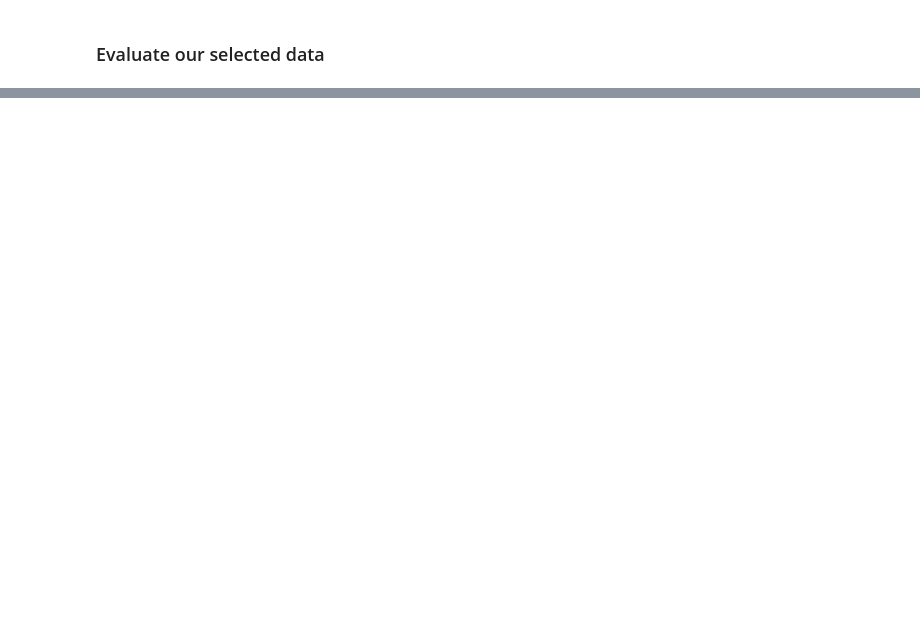
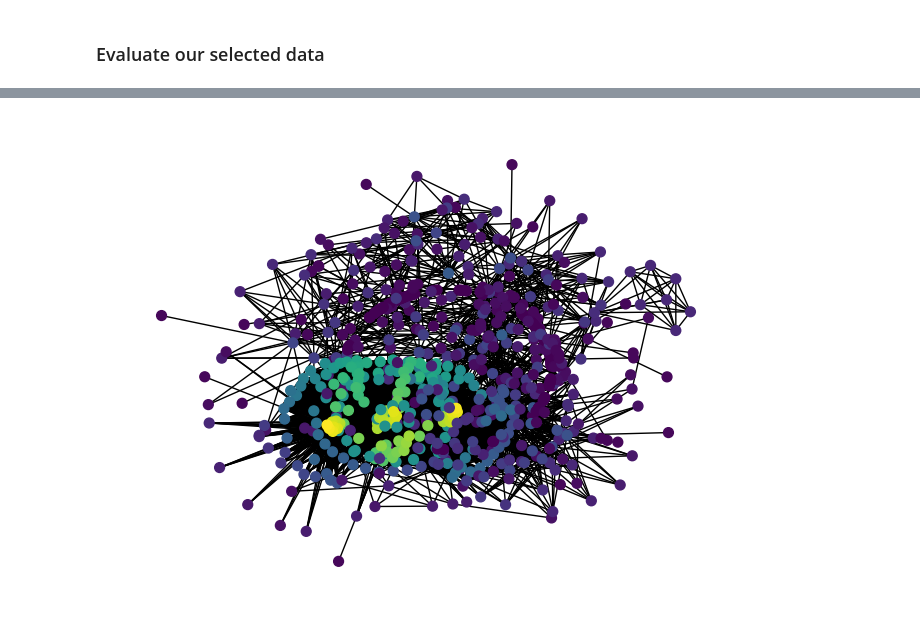
Before and after one commit to lukas-al/dissertation_rag, a Jupyter notebook: notebooks/evaluation.ipynb, the cells around one changed output, grey strips where cells are left out. Cells and saved outputs as stored; diff of their text form; code cells hidden in the pictures; blank space fills up the shorter version.

```diff
--- a/notebooks/evaluation.ipynb
+++ b/notebooks/evaluation.ipynb
@@ -108,22 +134,24 @@ nx.draw(graph, pos, node_size=100, node_color=colors)
 # %%
 # Step 1: Compute centrality measures
 centrality = nx.degree_centrality(graph)
 
 # Color the nodes along a gradient of centrality
 color_map = []
 for node in graph.nodes:
     color_map.append(centrality[node])
 
 # Step 2: Normalize the centrality values
 min_centrality = min(color_map)
 max_centrality = max(color_map)
 color_map = [(centrality - min_centrality) / (max_centrality - min_centrality) for centrality in color_map]
 
 # Step 3: Convert the color map to a list of RGB values using viridis colormap
 cmap = mpl.colormaps['viridis']
 color_map = [cmap(color) for color in color_map]
 
 # Step 4: Draw the graph with the color map
 pos = nx.kamada_kawai_layout(graph)
-nx.draw(graph, pos, node_size=100, node_color=color_map)
+nx.draw(graph, pos, node_size=50, node_color=color_map)
+# %% [output]
+[figure, added]
 # %%
```
Also changed, not shown: parts of 13 cells of this notebook, 16 other files.
